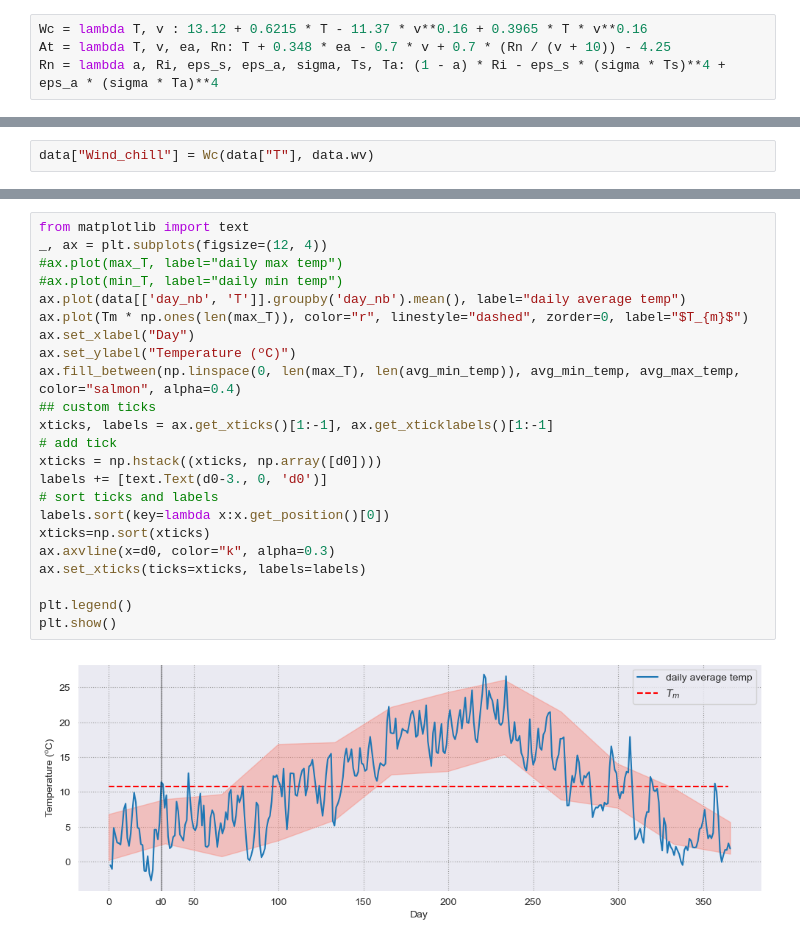
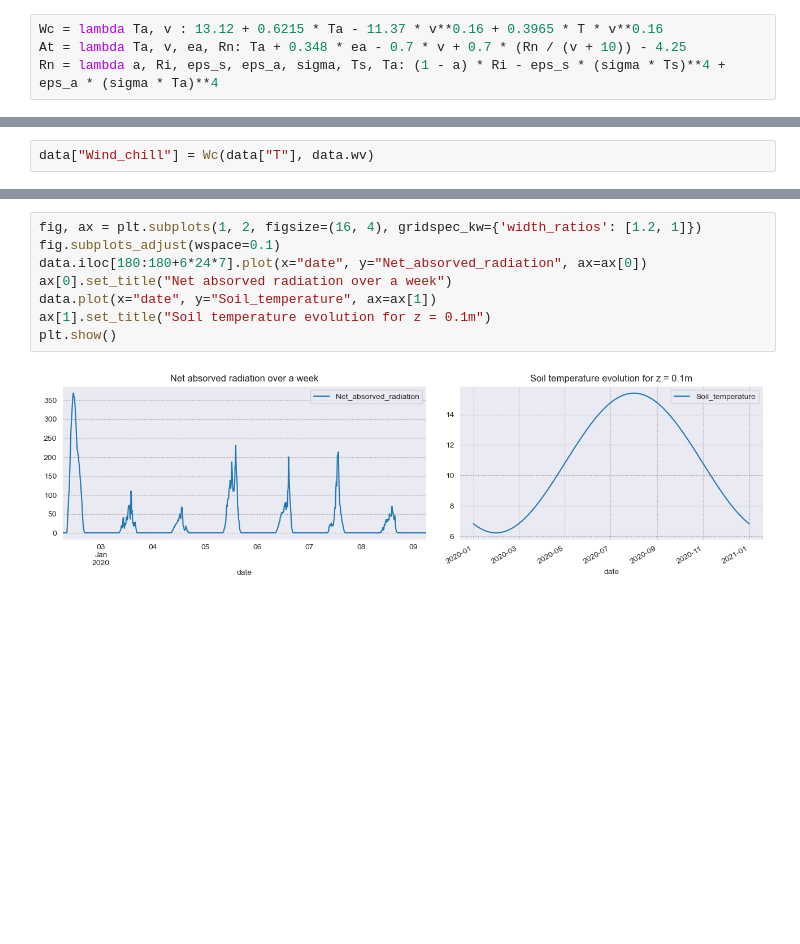
Before and after one commit to achrafkr/Data-Visualization, a Jupyter notebook: Notebooks/Weather_analysis.ipynb, the cells around one changed output, grey strips where cells are left out. Saved outputs shown, nothing was run; the diff lists cells and outputs as text; blank space fills up the shorter version.

Commit message:
Commentary added and modified charts

```diff
--- a/Notebooks/Weather_analysis.ipynb
+++ b/Notebooks/Weather_analysis.ipynb
@@ -298,6 +403,6 @@ Wall time: 1.08 s
 # %%
-Wc = lambda T, v : 13.12 + 0.6215 * T - 11.37 * v**0.16 + 0.3965 * T * v**0.16
-At = lambda T, v, ea, Rn: T + 0.348 * ea - 0.7 * v + 0.7 * (Rn / (v + 10)) - 4.25
+Wc = lambda Ta, v : 13.12 + 0.6215 * Ta - 11.37 * v**0.16 + 0.3965 * T * v**0.16
+At = lambda Ta, v, ea, Rn: Ta + 0.348 * ea - 0.7 * v + 0.7 * (Rn / (v + 10)) - 4.25
 Rn = lambda a, Ri, eps_s, eps_a, sigma, Ts, Ta: (1 - a) * Ri - eps_s * (sigma * Ts)**4 + eps_a * (sigma * Ta)**4
 # %%
 P = data.day_nb.max() * 24
@@ -350,25 +443,10 @@ plt.show()
-# %%
-from matplotlib import text
-_, ax = plt.subplots(figsize=(12, 4))
-#ax.plot(max_T, label="daily max temp")
-#ax.plot(min_T, label="daily min temp")
-ax.plot(data[['day_nb', 'T']].groupby('day_nb').mean(), label="daily average temp")
-ax.plot(Tm * np.ones(len(max_T)), color="r", linestyle="dashed", zorder=0, label="$T_{m}$")
-ax.set_xlabel("Day")
-ax.set_ylabel("Temperature (ºC)")
-ax.fill_between(np.linspace(0, len(max_T), len(avg_min_temp)), avg_min_temp, avg_max_temp, color="salmon", alpha=0.4)
-## custom ticks
-xticks, labels = ax.get_xticks()[1:-1], ax.get_xticklabels()[1:-1]
-# add tick
-xticks = np.hstack((xticks, np.array([d0])))
-labels += [text.Text(d0-3., 0, 'd0')]
-# sort ticks and labels
-labels.sort(key=lambda x:x.get_position()[0])
-xticks=np.sort(xticks)
-ax.axvline(x=d0, color="k", alpha=0.3)
-ax.set_xticks(ticks=xticks, labels=labels)
-
-plt.legend()
-plt.show()
-# %% [output]
-[figure, removed]
+# %%
+fig, ax = plt.subplots(1, 2, figsize=(16, 4), gridspec_kw={'width_ratios': [1.2, 1]})
+fig.subplots_adjust(wspace=0.1)
+data.iloc[180:180+6*24*7].plot(x="date", y="Net_absorved_radiation", ax=ax[0])
+ax[0].set_title("Net absorved radiation over a week")
+data.plot(x="date", y="Soil_temperature", ax=ax[1])
+ax[1].set_title("Soil temperature evolution for z = 0.1m")
+plt.show()
+# %% [output]
+[figure, added]
```
Also changed, not shown: parts of 28 cells of this notebook.
